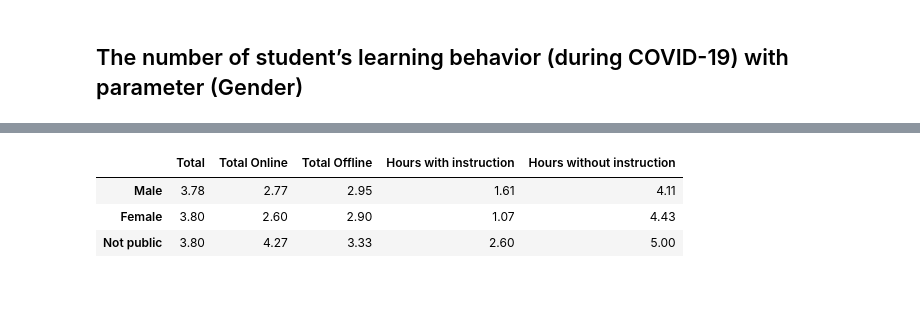
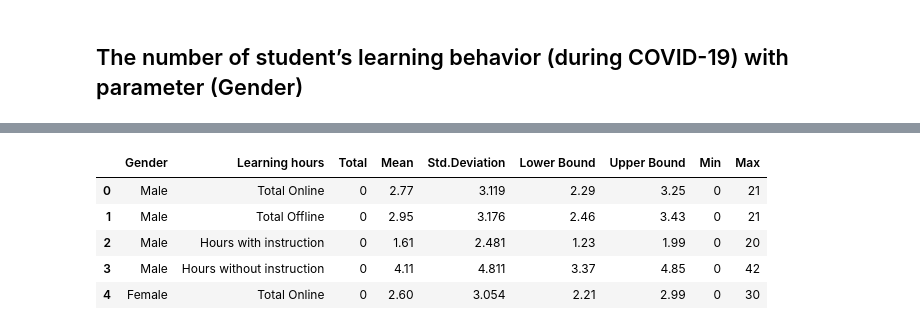
Before and after one commit to nhpquy/data_analysis, a Jupyter notebook: DataAnalysis.ipynb, the cells around one changed output, grey strips where cells are left out. Drawn from its saved outputs; the diff is of its cells as text; code cells hidden in the pictures; blank space fills up the shorter version.

```diff
--- a/DataAnalysis.ipynb
+++ b/DataAnalysis.ipynb
@@ -16,0 +47,2 @@ df = pd.DataFrame({
+# %%
+datasetBasedGender = feature_group_by_("Gender",["Male","Female","Not public"])
@@ -17,7 +67,9 @@ df = pd.DataFrame({
 # %%
-plotData.head()
+datasetBasedGender.head()
 # %% [output]
-|  | Total | Total Online | Total Offline | Hours with instruction | Hours without instruction |
-| Male | 3.78 | 2.77 | 2.95 | 1.61 | 4.11 |
-| Female | 3.80 | 2.60 | 2.90 | 1.07 | 4.43 |
-| Not public | 3.80 | 4.27 | 3.33 | 2.60 | 5.00 |
+|  | Gender | Learning hours | Total | Mean | Std.Deviation | Lower Bound | Upper Bound | Min | Max |
+| 0 | Male | Total Online | 0 | 2.77 | 3.119 | 2.29 | 3.25 | 0 | 21 |
+| 1 | Male | Total Offline | 0 | 2.95 | 3.176 | 2.46 | 3.43 | 0 | 21 |
+| 2 | Male | Hours with instruction | 0 | 1.61 | 2.481 | 1.23 | 1.99 | 0 | 20 |
+| 3 | Male | Hours without instruction | 0 | 4.11 | 4.811 | 3.37 | 4.85 | 0 | 42 |
+| 4 | Female | Total Online | 0 | 2.60 | 3.054 | 2.21 | 2.99 | 0 | 30 |
```
Also changed, not shown: parts of 27 cells of this notebook, 2 other files.
